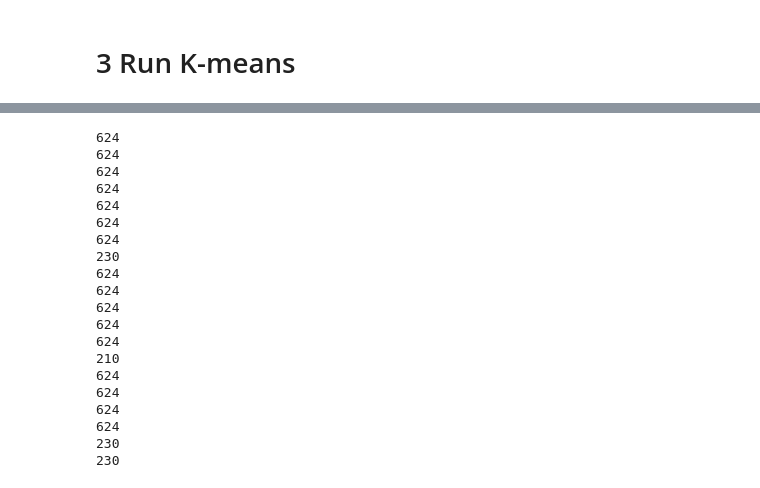
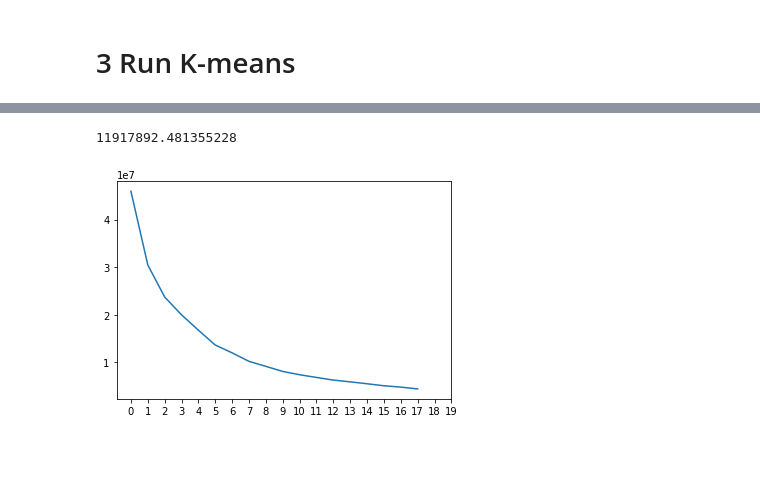
Before and after one commit to abbahdab/Crime-Rates-Prediction-, a Jupyter notebook: Cluster_Analysis.ipynb, the cells around one changed output, grey strips where cells are left out. Cells and saved outputs as stored; diff of their text form; code cells hidden in the pictures; blank space fills up the shorter version.

```diff
--- a/Cluster_Analysis.ipynb
+++ b/Cluster_Analysis.ipynb
@@ -116,5 +111,5 @@ array([0], dtype=int32)
 # %%
-myKMeans = KMeans(n_clusters=10)
+myKMeans = KMeans(n_clusters=5)
 
 '''myKMeans.fit(data[['Month', 'Day', 'Year', 'Time Occurred',
        'Area ID', 'Reporting District', 'Victim Age',
@@ -137,10 +131,13 @@ myLabel = myKMeans.predict(myDemo)
 # %%
 data['Cluster Label'] = myKMeans.labels_
 # %%
-# Your stats
+# myDemo cluster means
 for i in data.columns:
     clust = data[data['Cluster Label'] == myLabel[0]].groupby(i)['Time Occurred'].nunique()
-    #m = clust.idxmax()
-    m = clust.mean()
+    m = clust.idxmax()
+    #m = clust.index(clust.mean())
+    #display(clust)
+    #print(m)
+    #break
     print(i, m)
 # %% [output]
@@ -162,27 +159,18 @@ Cluster Label 799.0
-# %%
-# unique crime codes
-for i in range(20):
-    clust = data[data['Cluster Label'] == i].groupby('Crime Code')['Time Occurred'].nunique()
-    m = clust.idxmax()
-    print(m)
-# %% [output]
-624
-624
-624
-624
-624
-624
-624
-230
-624
-624
-624
-624
-624
-210
-624
-624
-624
-624
-230
-230
+# %%
+myKMeans.inertia_
+# %% [output]
+11917892.481355228
+# %%
+# Find lowest value for k that minimizes the inertia
+inertia = []
+
+for i in range(2, 20):
+    myKMeans = KMeans(n_clusters=i)
+    myKMeans.fit(data[['Victim Age', 'Victim Sex', 'Victim Descent']])
+    inertia.append(myKMeans.inertia_)
+# %%
+plt.plot(inertia)
+plt.xticks(range(0, 20))
+plt.show()
+# %% [output]
+[figure, added]
```
Also changed, not shown: parts of 8 cells of this notebook.
